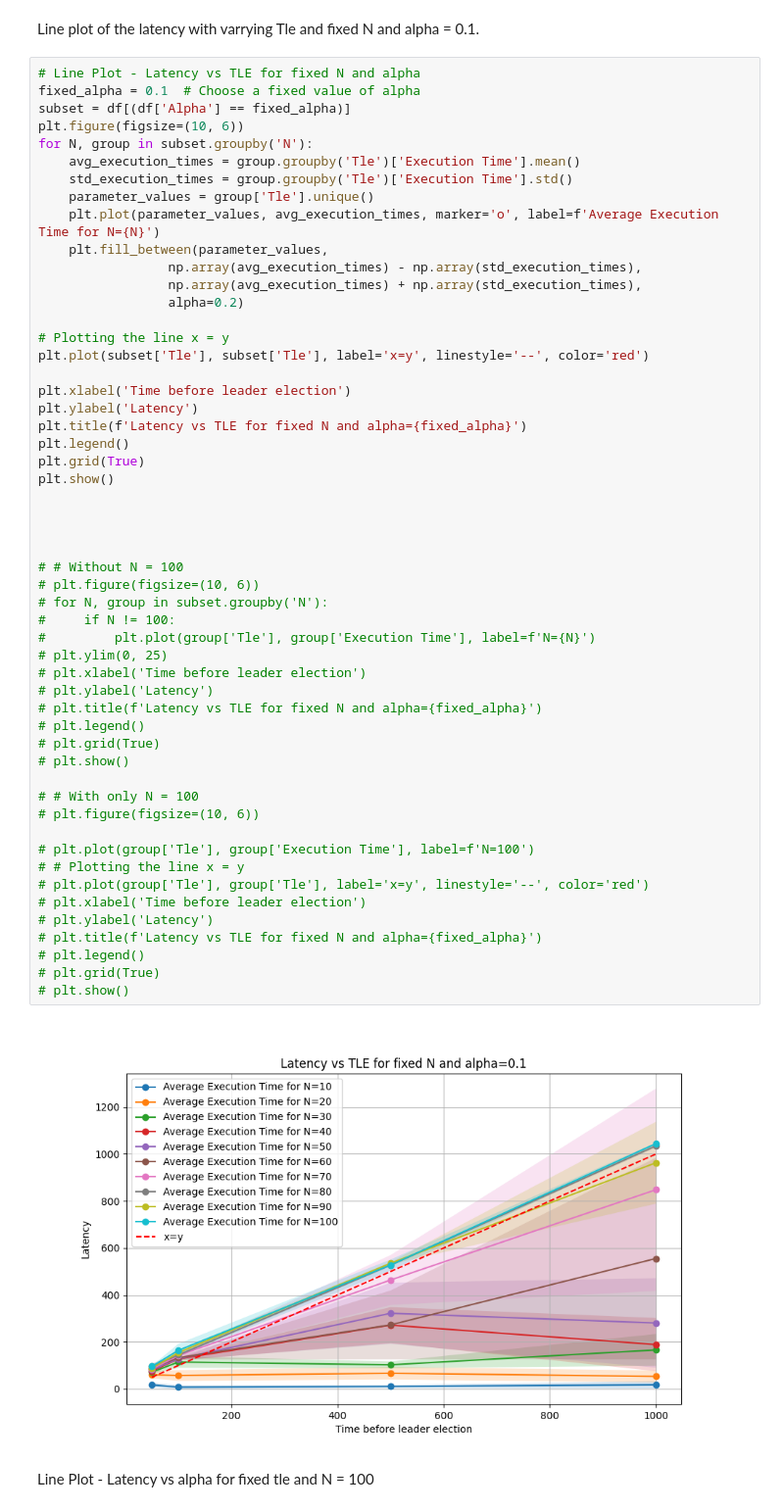
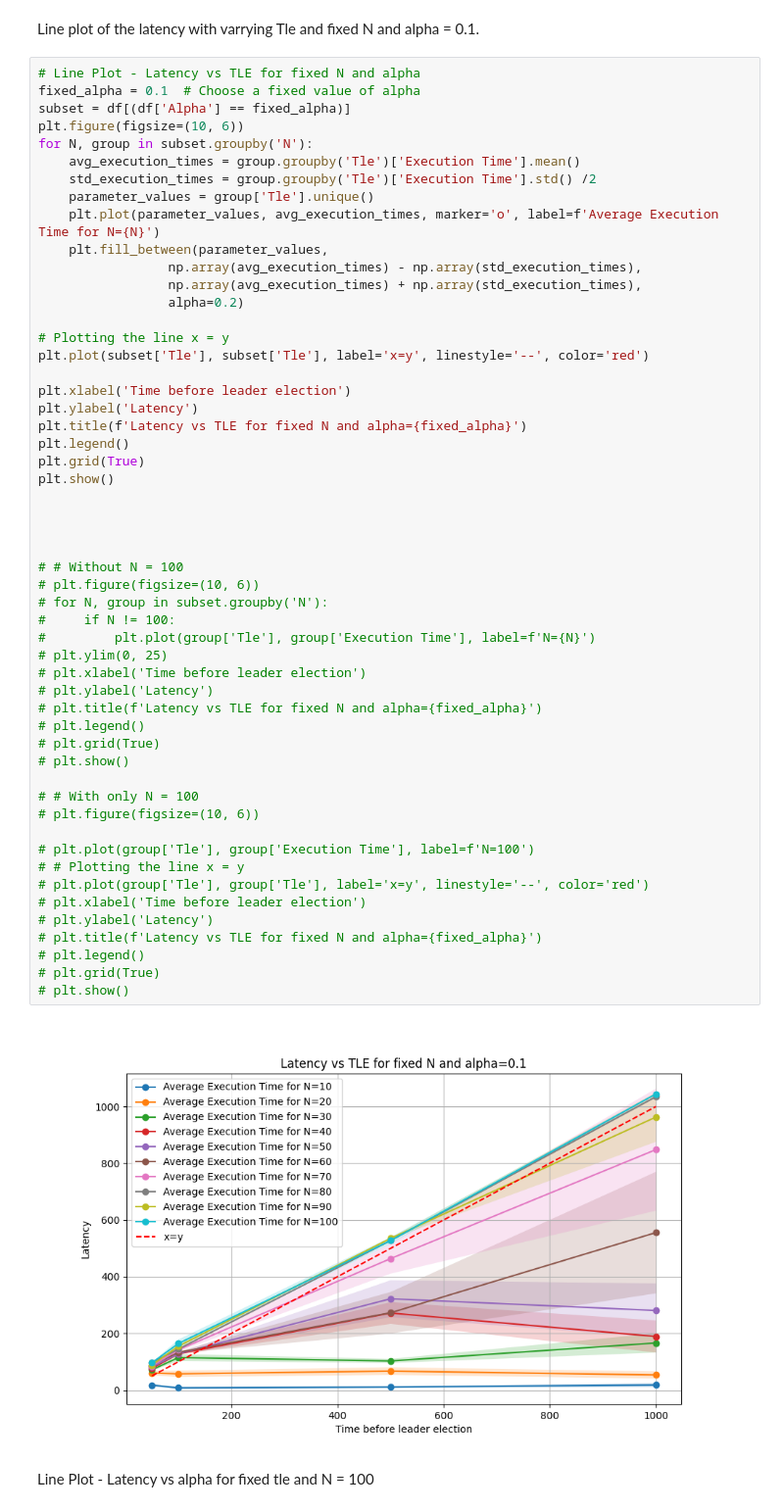
Before and after one commit to Minifixio/SLR210-Obstruction-Free-Consensus-Paxos, a Jupyter notebook: graphPlots.ipynb, the cells around one changed output. Shown at 98% size. Saved outputs shown, nothing was run; the diff lists cells and outputs as text.

Commit message:
fix: changed one of the graph to make it more readable

```diff
--- a/graphPlots.ipynb
+++ b/graphPlots.ipynb
@@ -49,7 +49,7 @@ subset = df[(df['Alpha'] == fixed_alpha)]
 plt.figure(figsize=(10, 6))
 for N, group in subset.groupby('N'):
     avg_execution_times = group.groupby('Tle')['Execution Time'].mean()
-    std_execution_times = group.groupby('Tle')['Execution Time'].std()
+    std_execution_times = group.groupby('Tle')['Execution Time'].std() /2
     parameter_values = group['Tle'].unique()
     plt.plot(parameter_values, avg_execution_times, marker='o', label=f'Average Execution Time for N={N}')
     plt.fill_between(parameter_values,
@@ -69,34 +69,34 @@ plt.show()
 
 
 
 
 # # Without N = 100
 # plt.figure(figsize=(10, 6))
 # for N, group in subset.groupby('N'):
 #     if N != 100:
 #         plt.plot(group['Tle'], group['Execution Time'], label=f'N={N}')
 # plt.ylim(0, 25)
 # plt.xlabel('Time before leader election')
 # plt.ylabel('Latency')
 # plt.title(f'Latency vs TLE for fixed N and alpha={fixed_alpha}')
 # plt.legend()
 # plt.grid(True)
 # plt.show()
 
 # # With only N = 100
 # plt.figure(figsize=(10, 6))
 
 # plt.plot(group['Tle'], group['Execution Time'], label=f'N=100')
 # # Plotting the line x = y
 # plt.plot(group['Tle'], group['Tle'], label='x=y', linestyle='--', color='red')
 # plt.xlabel('Time before leader election')
 # plt.ylabel('Latency')
 # plt.title(f'Latency vs TLE for fixed N and alpha={fixed_alpha}')
 # plt.legend()
 # plt.grid(True)
 # plt.show()
 # %% [output]
-[figure, old version]
+[figure, new version]
 # %% [markdown]
 Line Plot - Latency vs alpha for fixed tle and N = 100
 # %%
```
Also changed, not shown: 1 other file.
